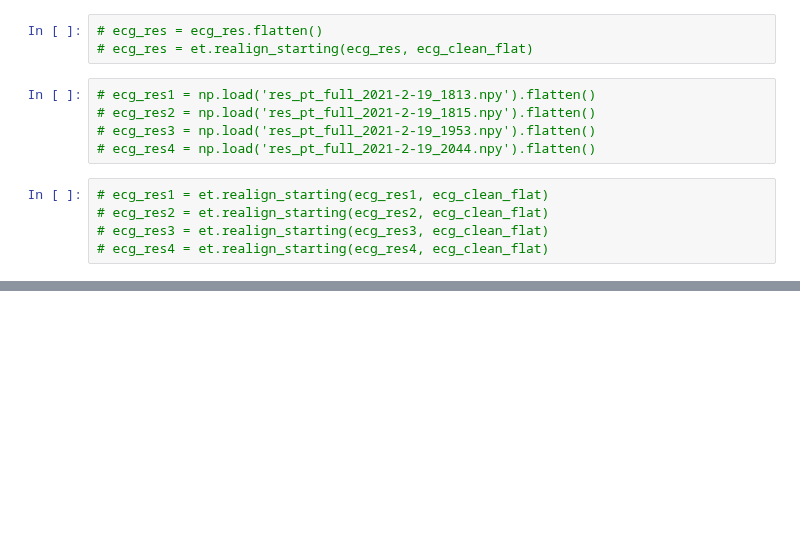
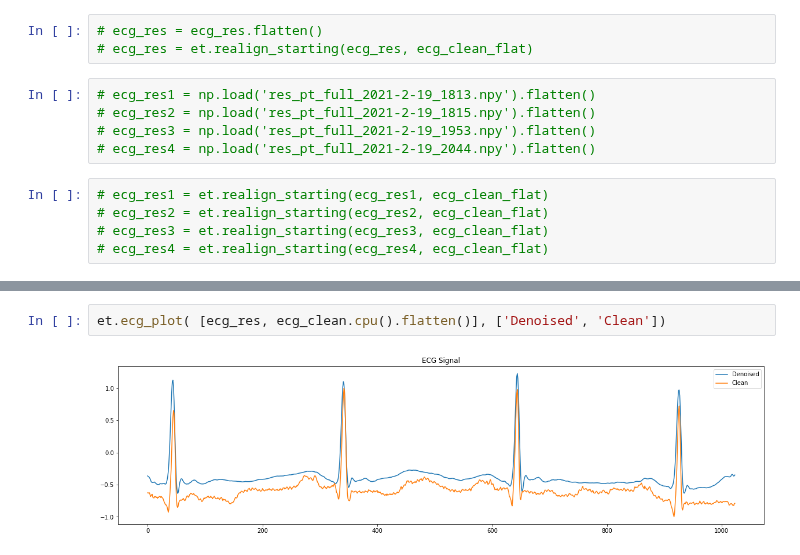
Before and after one commit to enzlaur/pytorch-ml-tuts, a Jupyter notebook: scratch10.ipynb, the cells around one changed output, grey strips where cells are left out. Saved outputs shown, nothing was run; the diff lists cells and outputs as text; blank space fills up the shorter version.

```diff
--- a/scratch10.ipynb
+++ b/scratch10.ipynb
@@ -133,0 +160,4 @@ et.ecg_plot( [ecg_noisy.cpu().flatten(), ecg_res, ecg_clean.cpu().flatten()], ['
+# %%
+et.ecg_plot( [ecg_res, ecg_clean.cpu().flatten()], ['Denoised', 'Clean'])
+# %% [output]
+[figure, added]
```
Also changed, not shown: parts of 8 cells of this notebook, 6 other files.
